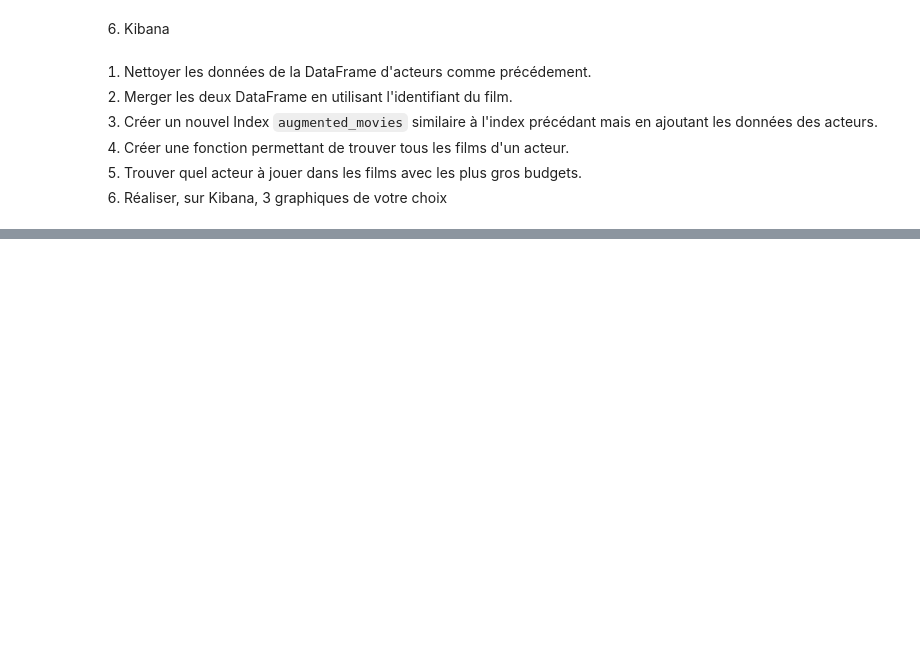
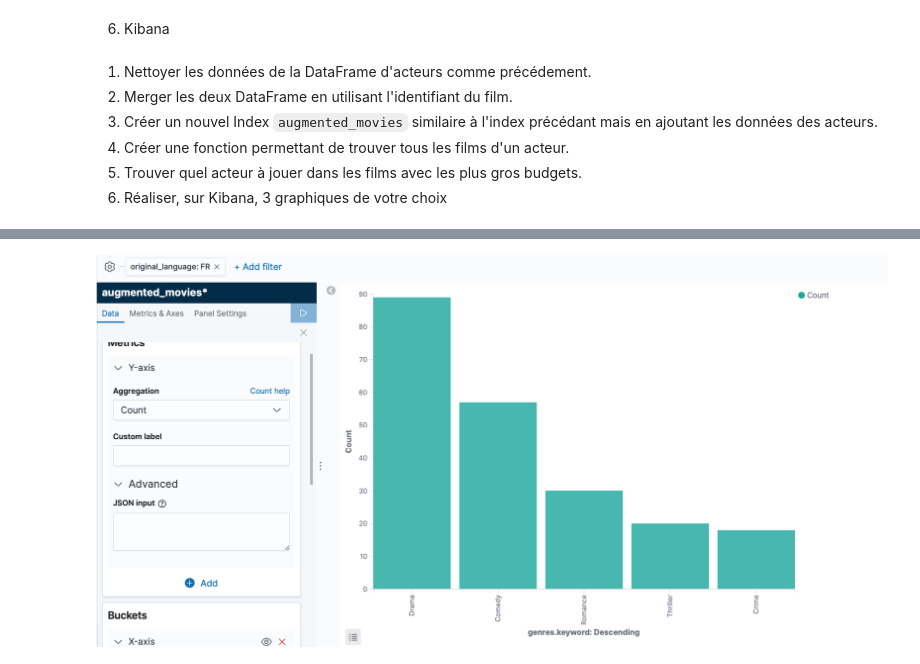
Before and after one commit to Marjolaine-Claret/DataEngineerTools, a Jupyter notebook: 5ElasticSearch/Introduction.ipynb, the cells around one changed output, grey strips where cells are left out. Cells and saved outputs as stored; diff of their text form; code cells hidden in the pictures; blank space fills up the shorter version.

```diff
--- a/5ElasticSearch/Introduction.ipynb
+++ b/5ElasticSearch/Introduction.ipynb
@@ -697,0 +686,4 @@ from IPython.display import Image
+# %%
+Image("./img/genres_en.png")
+# %% [output]
+[figure, added]
```
Also changed, not shown: parts of 3 cells of this notebook, 5 other files.
